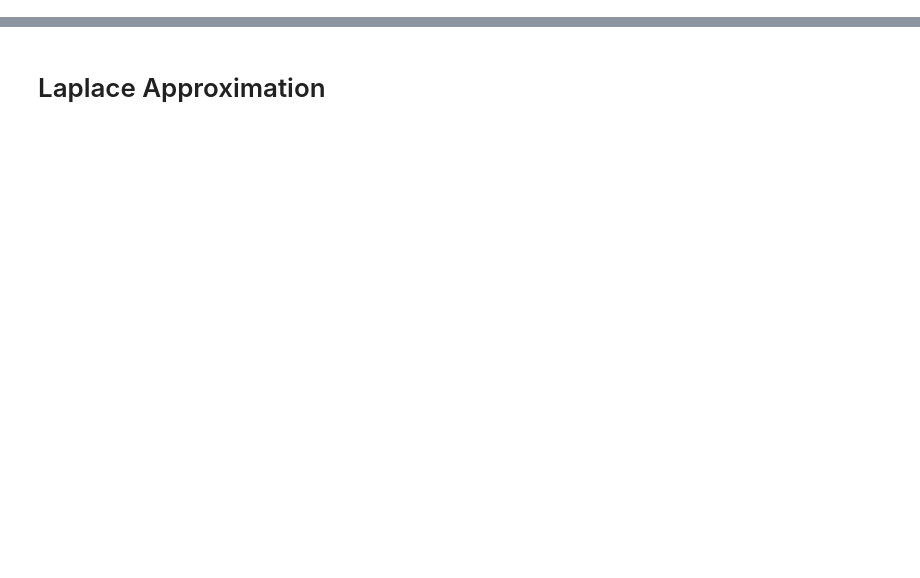
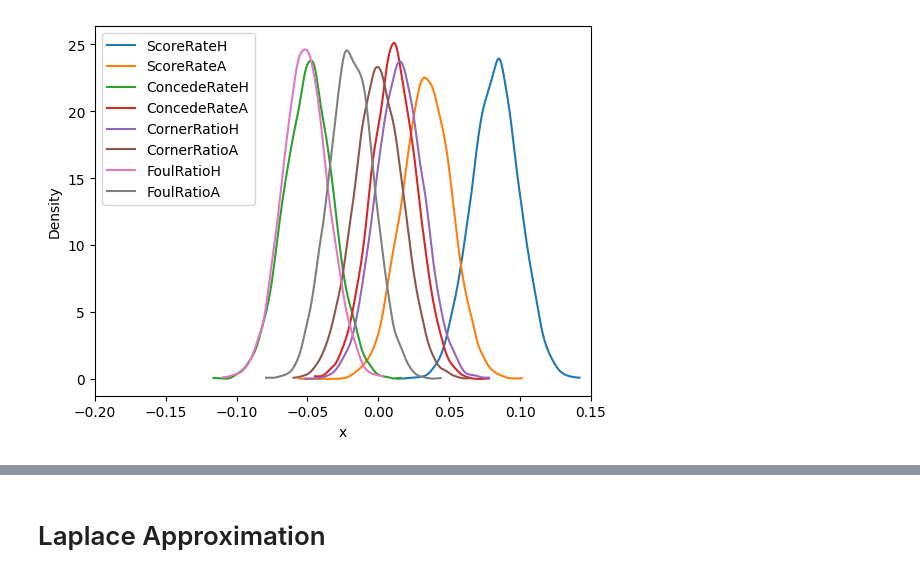
Before and after one commit to MatejVre/Bayesian_Inference, a Jupyter notebook: bayesian_inference.ipynb, the cells around one changed output, grey strips where cells are left out. Saved outputs shown, nothing was run; the diff lists cells and outputs as text; code cells hidden in the pictures; blank space fills up the shorter version.

```diff
--- a/bayesian_inference.ipynb
+++ b/bayesian_inference.ipynb
@@ -87,0 +136,22 @@ Text(0.5, 0, 'Coefficient (β)')
+# %%
+plt.rcParams.update({
+    "font.size": 11,        # Base font size
+    "axes.titlesize": 12,   # Title font size
+    "axes.labelsize": 10,   # Axis label font size
+    "xtick.labelsize": 10,   # X tick labels
+    "ytick.labelsize": 10,   # Y tick labels
+    "legend.fontsize": 10    # Legend text
+})
+
+fig, ax = plt.subplots()
+colors = plt.rcParams['axes.prop_cycle'].by_key()['color']
+
+for name, color in zip(excluded_names, colors):
+    az.plot_kde(idata.posterior["b_"].sel(b=name).values.flatten(), ax=ax, label=name, plot_kwargs={"color": color})
+
+ax.set_xlim(-0.20, 0.15)
+ax.set_ylabel("Density")
+ax.set_xlabel("x")
+plt.savefig("Distributions.pdf", bbox_inches="tight")
+# %% [output]
+[figure, added]
```
Also changed, not shown: parts of 9 cells of this notebook.
